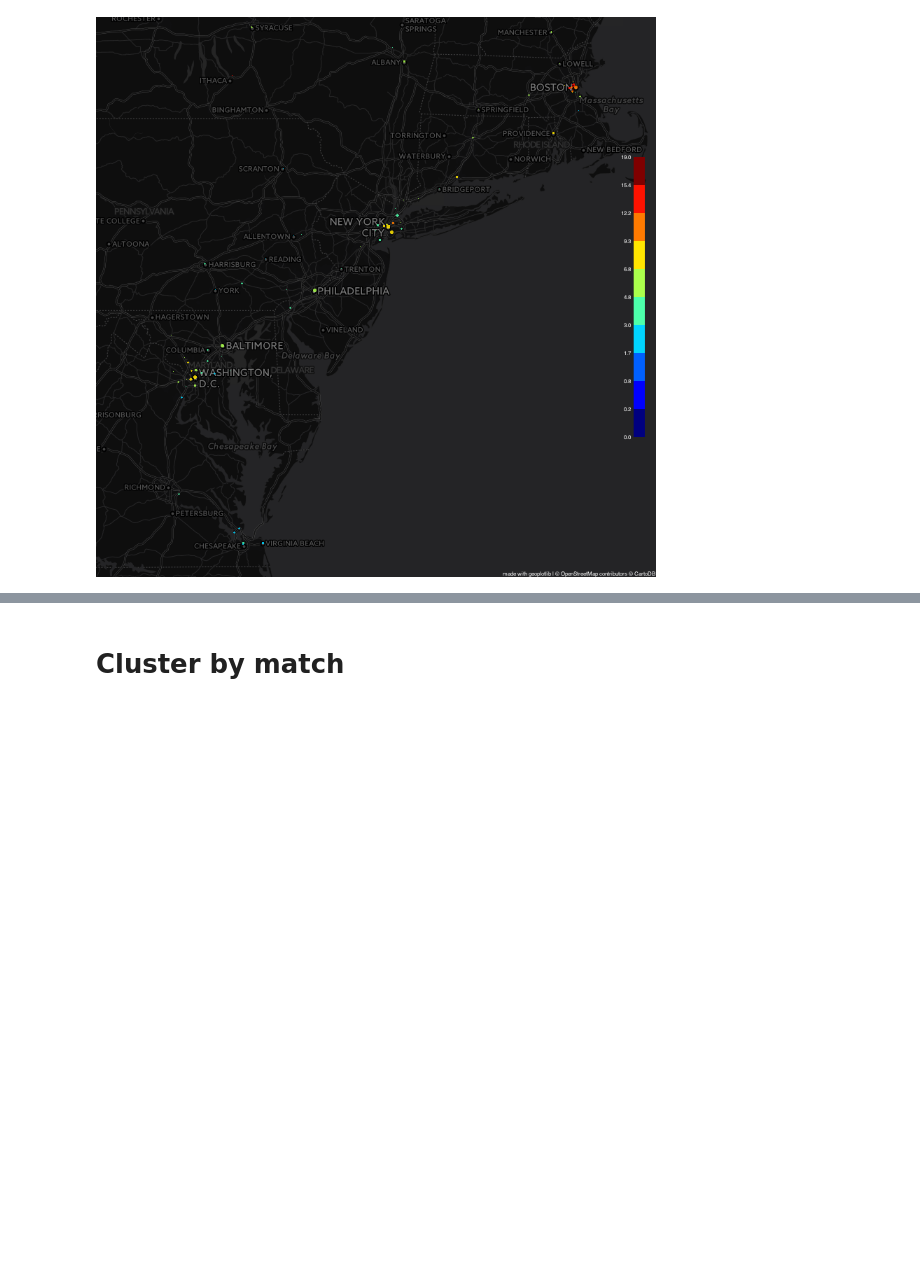
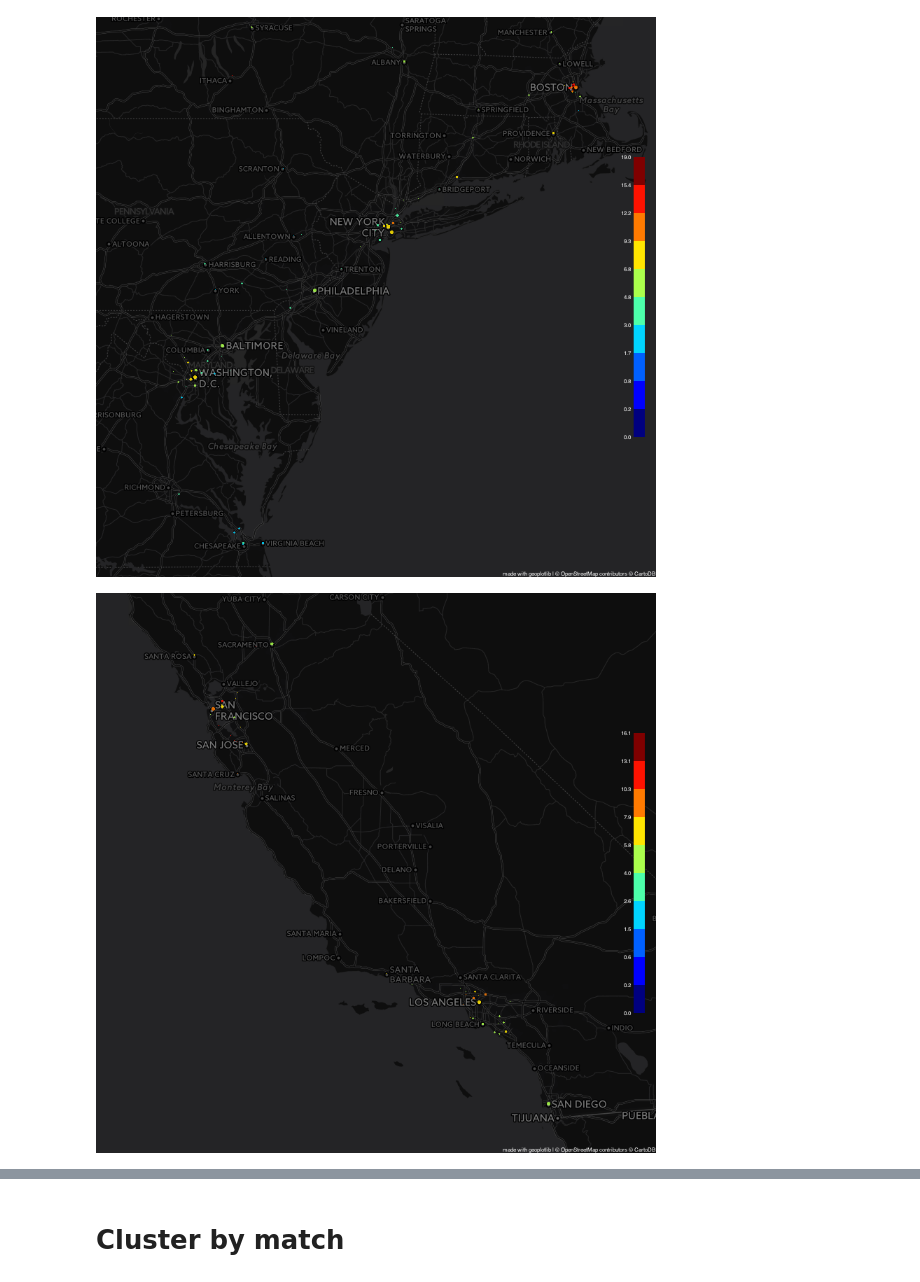
Before and after one commit to ajmendez/explore, a Jupyter notebook: cupid/geo.ipynb, the cells around one changed output, grey strips where cells are left out. Saved outputs shown, nothing was run; the diff lists cells and outputs as text; code cells hidden in the pictures; blank space fills up the shorter version.

```diff
--- a/cupid/geo.ipynb
+++ b/cupid/geo.ipynb
@@ -186,6 +208,10 @@ geoplotlib.show()
 Image('1457422496443.png')
 # %% [output]
 [figure]
+# %%
+Image('1457458046923.png')
+# %% [output]
+[figure, added]
 # %%
 geoplotlib.tiles_provider('darkmatter')
 geoplotlib.set_window_size(800,800)
```
Also changed, not shown: parts of 12 cells of this notebook, 5 other files.
